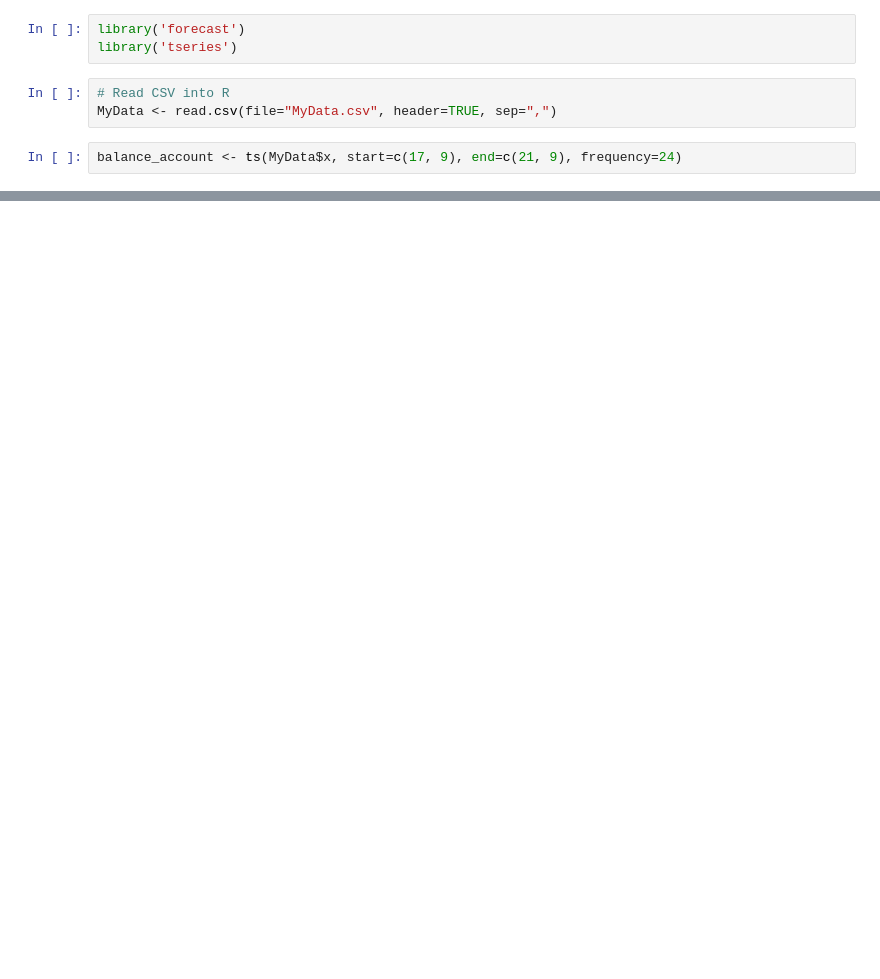
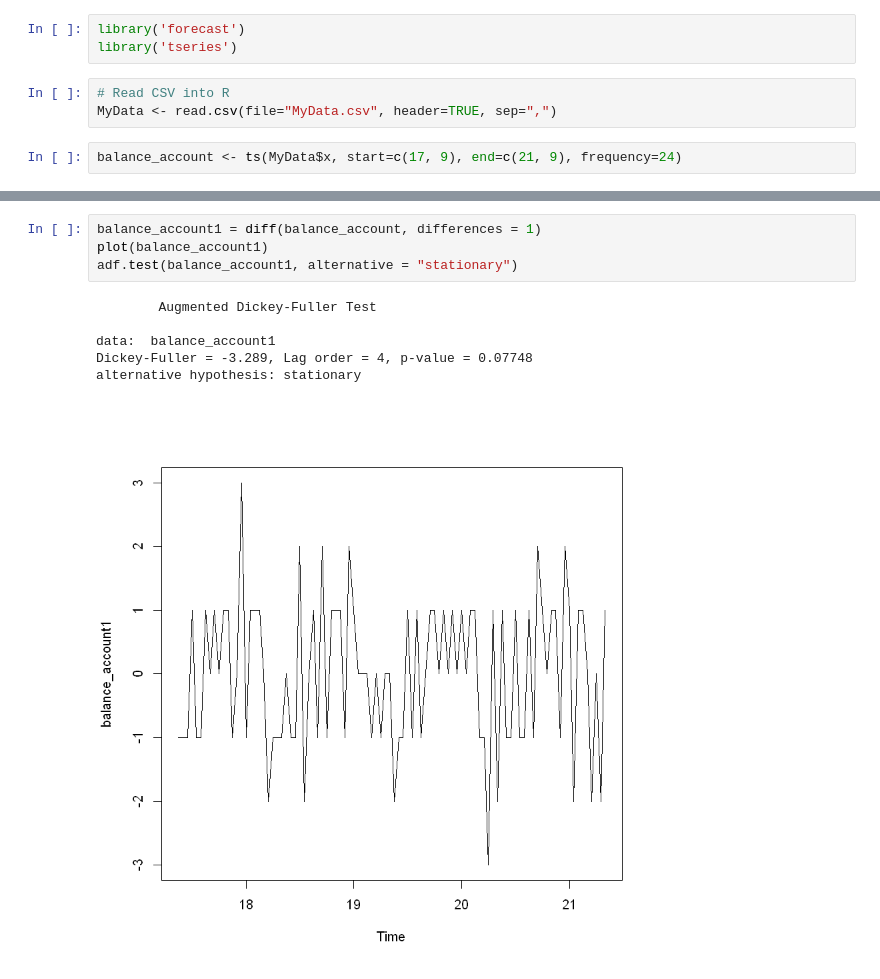
Before and after one commit to saman-nia/AIRMA-Time-Forecasting-with-R, a Jupyter notebook: AIRMA_Time_Forecasting.ipynb, the cells around one changed output, grey strips where cells are left out. Drawn from its saved outputs; the diff is of its cells as text; blank space fills up the shorter version.

```diff
--- a/AIRMA_Time_Forecasting.ipynb
+++ b/AIRMA_Time_Forecasting.ipynb
@@ -13,0 +31,11 @@ plot(balance_account)
+# %%
+balance_account1 = diff(balance_account, differences = 1)
+plot(balance_account1)
+adf.test(balance_account1, alternative = "stationary")
+# %% [output]
+        Augmented Dickey-Fuller Test
+
+data:  balance_account1
+Dickey-Fuller = -3.289, Lag order = 4, p-value = 0.07748
+alternative hypothesis: stationary
+[figure, added]
```
Also changed, not shown: parts of 16 cells of this notebook.
